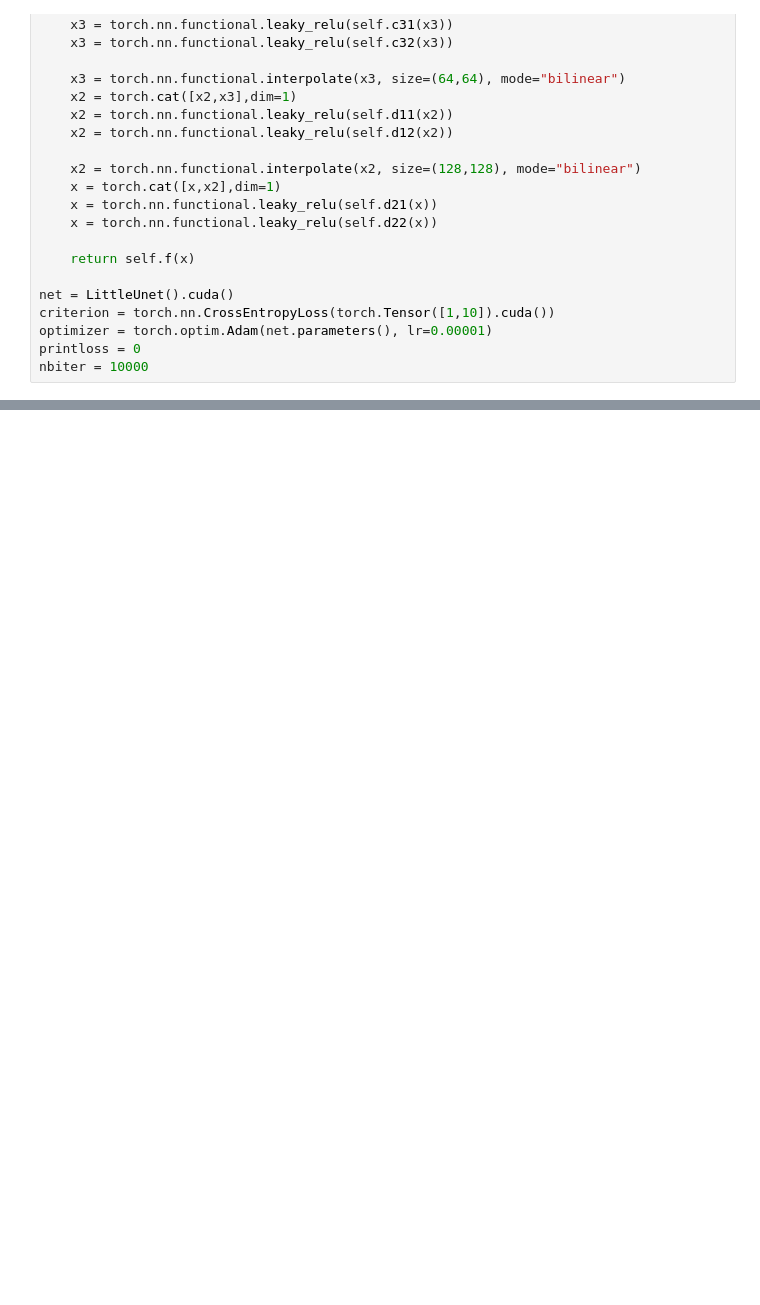
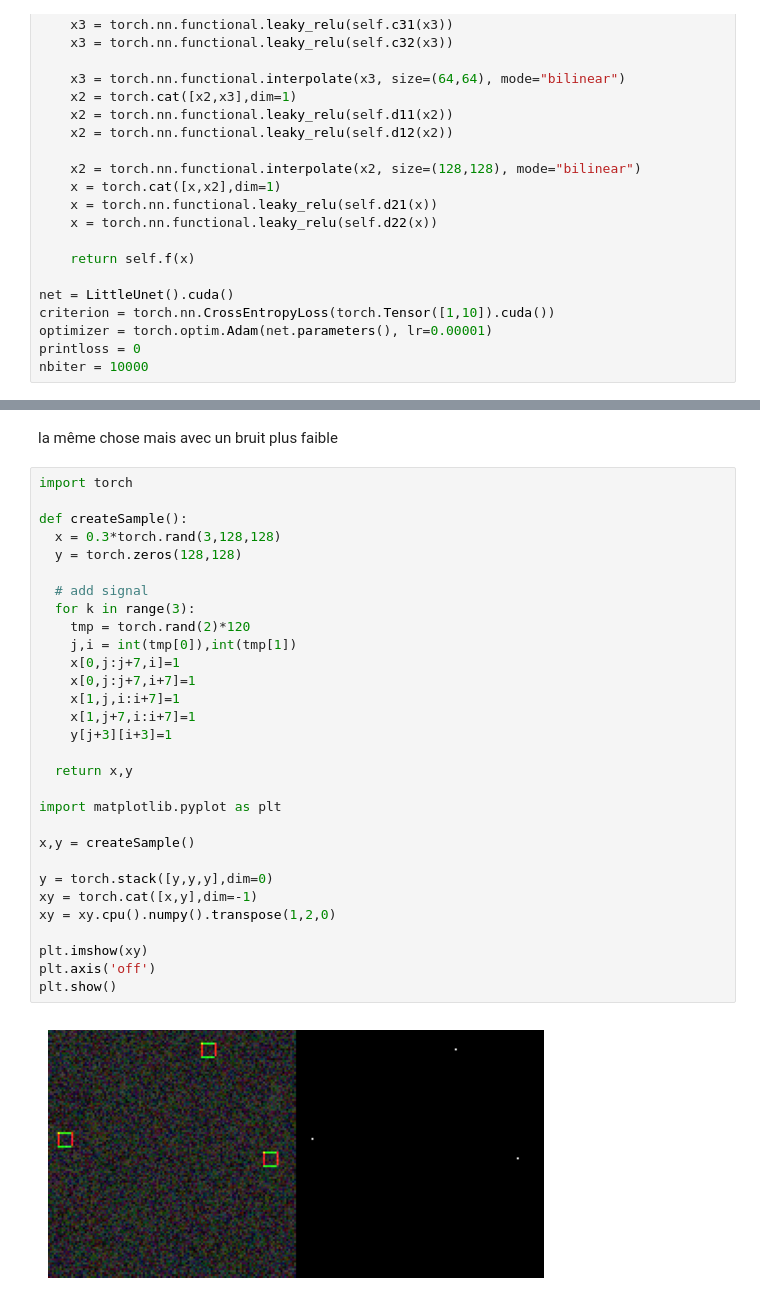
Before and after one commit to achanhon/AdversarialModel, a Jupyter notebook: Untitled17.ipynb, the cells around one changed output, grey strips where cells are left out. Saved outputs shown, nothing was run; the diff lists cells and outputs as text; blank space fills up the shorter version.

```diff
--- a/Untitled17.ipynb
+++ b/Untitled17.ipynb
@@ -145,0 +157,34 @@ IoU 0.32258063554763794
+# %% [markdown]
+la même chose mais avec un bruit plus faible
+# %%
+import torch
+
+def createSample():
+  x = 0.3*torch.rand(3,128,128)
+  y = torch.zeros(128,128)
+
+  # add signal
+  for k in range(3):
+    tmp = torch.rand(2)*120
+    j,i = int(tmp[0]),int(tmp[1])
+    x[0,j:j+7,i]=1
+    x[0,j:j+7,i+7]=1
+    x[1,j,i:i+7]=1
+    x[1,j+7,i:i+7]=1
+    y[j+3][i+3]=1
+
+  return x,y
+
+import matplotlib.pyplot as plt
+
+x,y = createSample()
+
+y = torch.stack([y,y,y],dim=0)
+xy = torch.cat([x,y],dim=-1)
+xy = xy.cpu().numpy().transpose(1,2,0)
+
+plt.imshow(xy)
+plt.axis('off')
+plt.show()
+# %% [output]
+[figure, added]
```
Also changed, not shown: parts of 8 cells of this notebook.
